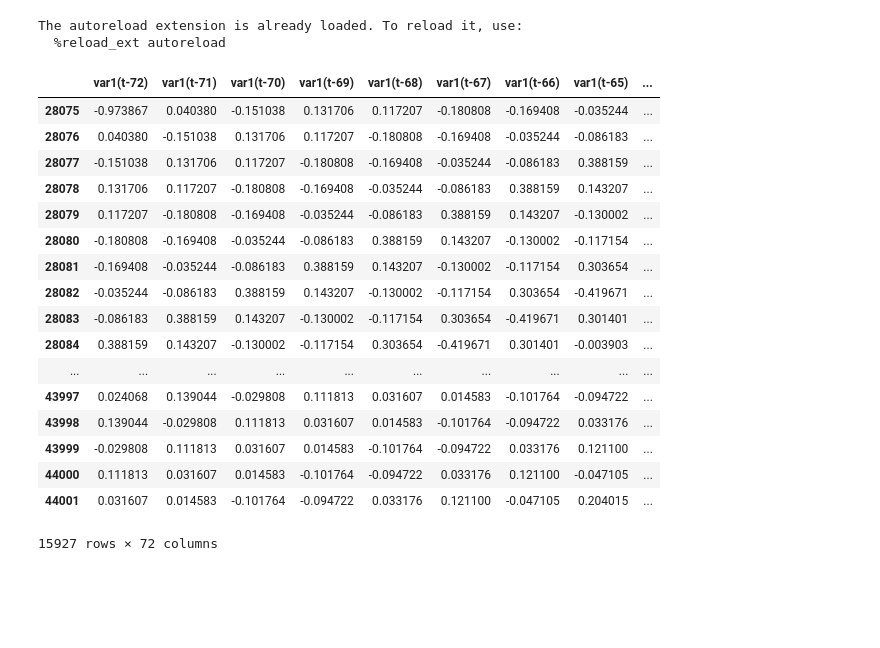
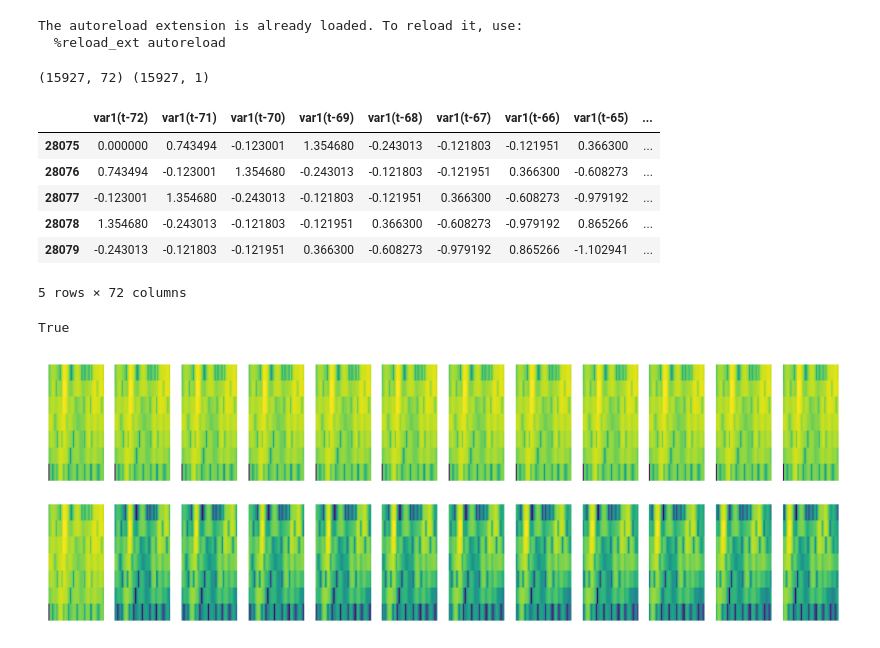
Before and after one commit to daniel-cortez-stevenson/crypto-predict, a Jupyter notebook: notebooks/cwt_preprocessing.ipynb, the cells around one changed output. Saved outputs shown, nothing was run; the diff lists cells and outputs as text; code cells hidden in the pictures; blank space fills up the shorter version.

```diff
--- a/notebooks/cwt_preprocessing.ipynb
+++ b/notebooks/cwt_preprocessing.ipynb
@@ -25,7 +29,7 @@ p=print
 The autoreload extension is already loaded. To reload it, use:
   %reload_ext autoreload
 # %%
-SYM='BTC'
+SYM='ETH'
 LAST_N_HOURS=16000
 TARGET='close'
 Tx = 72
@@ -36,30 +40,25 @@ data = pd.read_csv('../data/raw/{}.csv'.format(SYM), index_col=0)
 # %%
 """
 Get percent change feature and target data.
 """
-df=data.loc[:,['close']]\
-    .pipe(truncate, LAST_N_HOURS)\
-    .pipe(calc_target, TARGET)\
-    .dropna(how='any', axis=0)
+df=make_single_feature(input_df=data, target_col='close', train_on_x_last_hours=LAST_N_HOURS)
 
 X, y = data_to_supervised(input_df=pd.DataFrame(df['target']), Tx=72, Ty=1)
-X
+p(X.shape, y.shape)
+X.head()
 # %% [output]
+(15927, 72) (15927, 1)
 |  | var1(t-72) | var1(t-71) | var1(t-70) | var1(t-69) | var1(t-68) | var1(t-67) | var1(t-66) | var1(t-65) | ... |
-| 28075 | -0.973867 | 0.040380 | -0.151038 | 0.131706 | 0.117207 | -0.180808 | -0.169408 | -0.035244 | ... |
-| 28076 | 0.040380 | -0.151038 | 0.131706 | 0.117207 | -0.180808 | -0.169408 | -0.035244 | -0.086183 | ... |
-| 28077 | -0.151038 | 0.131706 | 0.117207 | -0.180808 | -0.169408 | -0.035244 | -0.086183 | 0.388159 | ... |
-| 28078 | 0.131706 | 0.117207 | -0.180808 | -0.169408 | -0.035244 | -0.086183 | 0.388159 | 0.143207 | ... |
-| 28079 | 0.117207 | -0.180808 | -0.169408 | -0.035244 | -0.086183 | 0.388159 | 0.143207 | -0.130002 | ... |
-| 28080 | -0.180808 | -0.169408 | -0.035244 | -0.086183 | 0.388159 | 0.143207 | -0.130002 | -0.117154 | ... |
-| 28081 | -0.169408 | -0.035244 | -0.086183 | 0.388159 | 0.143207 | -0.130002 | -0.117154 | 0.303654 | ... |
-| 28082 | -0.035244 | -0.086183 | 0.388159 | 0.143207 | -0.130002 | -0.117154 | 0.303654 | -0.419671 | ... |
-| 28083 | -0.086183 | 0.388159 | 0.143207 | -0.130002 | -0.117154 | 0.303654 | -0.419671 | 0.301401 | ... |
-| 28084 | 0.388159 | 0.143207 | -0.130002 | -0.117154 | 0.303654 | -0.419671 | 0.301401 | -0.003903 | ... |
-| ... | ... | ... | ... | ... | ... | ... | ... | ... | ... |
-| 43997 | 0.024068 | 0.139044 | -0.029808 | 0.111813 | 0.031607 | 0.014583 | -0.101764 | -0.094722 | ... |
-| 43998 | 0.139044 | -0.029808 | 0.111813 | 0.031607 | 0.014583 | -0.101764 | -0.094722 | 0.033176 | ... |
-| 43999 | -0.029808 | 0.111813 | 0.031607 | 0.014583 | -0.101764 | -0.094722 | 0.033176 | 0.121100 | ... |
-| 44000 | 0.111813 | 0.031607 | 0.014583 | -0.101764 | -0.094722 | 0.033176 | 0.121100 | -0.047105 | ... |
-| 44001 | 0.031607 | 0.014583 | -0.101764 | -0.094722 | 0.033176 | 0.121100 | -0.047105 | 0.204015 | ... |
+| 28075 | 0.000000 | 0.743494 | -0.123001 | 1.354680 | -0.243013 | -0.121803 | -0.121951 | 0.366300 | ... |
+| 28076 | 0.743494 | -0.123001 | 1.354680 | -0.243013 | -0.121803 | -0.121951 | 0.366300 | -0.608273 | ... |
+| 28077 | -0.123001 | 1.354680 | -0.243013 | -0.121803 | -0.121951 | 0.366300 | -0.608273 | -0.979192 | ... |
+| 28078 | 1.354680 | -0.243013 | -0.121803 | -0.121951 | 0.366300 | -0.608273 | -0.979192 | 0.865266 | ... |
+| 28079 | -0.243013 | -0.121803 | -0.121951 | 0.366300 | -0.608273 | -0.979192 | 0.865266 | -1.102941 | ... |
-15927 rows × 72 columns
+5 rows × 72 columns
+# %%
+y_values_except_last = np.squeeze(y.iloc[:-1].values)
+t_minus_1_x_values_except_first = X.iloc[1:,-1].values
+
+y_values_except_last.all() == t_minus_1_x_values_except_first.all()
+# %% [output]
+True
@@ -66,2 +70,19 @@ X
+# %%
+"""
+Spectrogram Analysis
+"""
+rows=2
+cols=12
+fig, ax = plt.subplots(rows,cols, figsize=(15,5))
+for r in range(rows):
+    for c in range(cols):
+        plt.sca(ax[r][c])
+        pxx, freqs, bins, im = plt.specgram(X.iloc[sample_ix+r*c], 12, 1, noverlap=11)
+        plt.gca().set_xticks([])
+        plt.gca().set_yticks([])
+sns.despine(left=True, bottom=True)
+plt.show()
+# %% [output]
+[figure, added]
 # %%
 """
```
Also changed, not shown: parts of 10 cells of this notebook, 2 other files.
